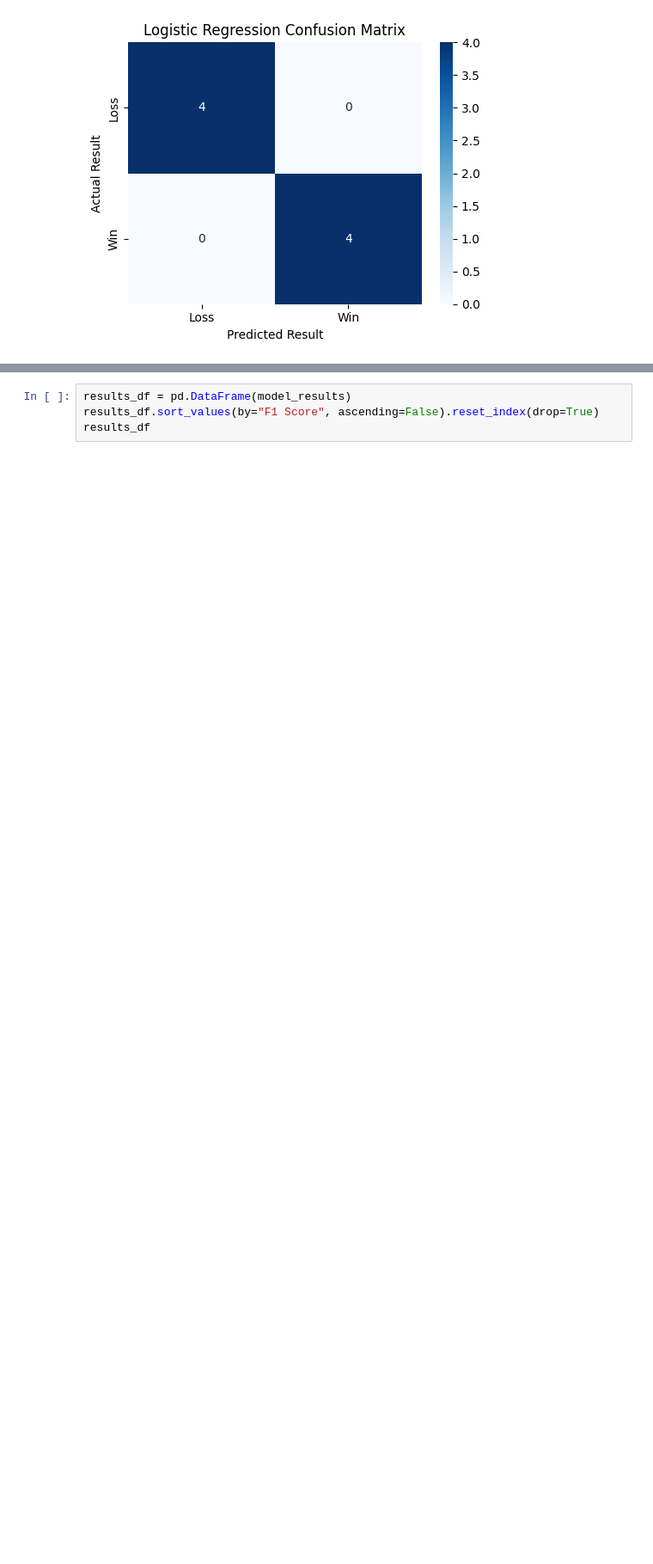
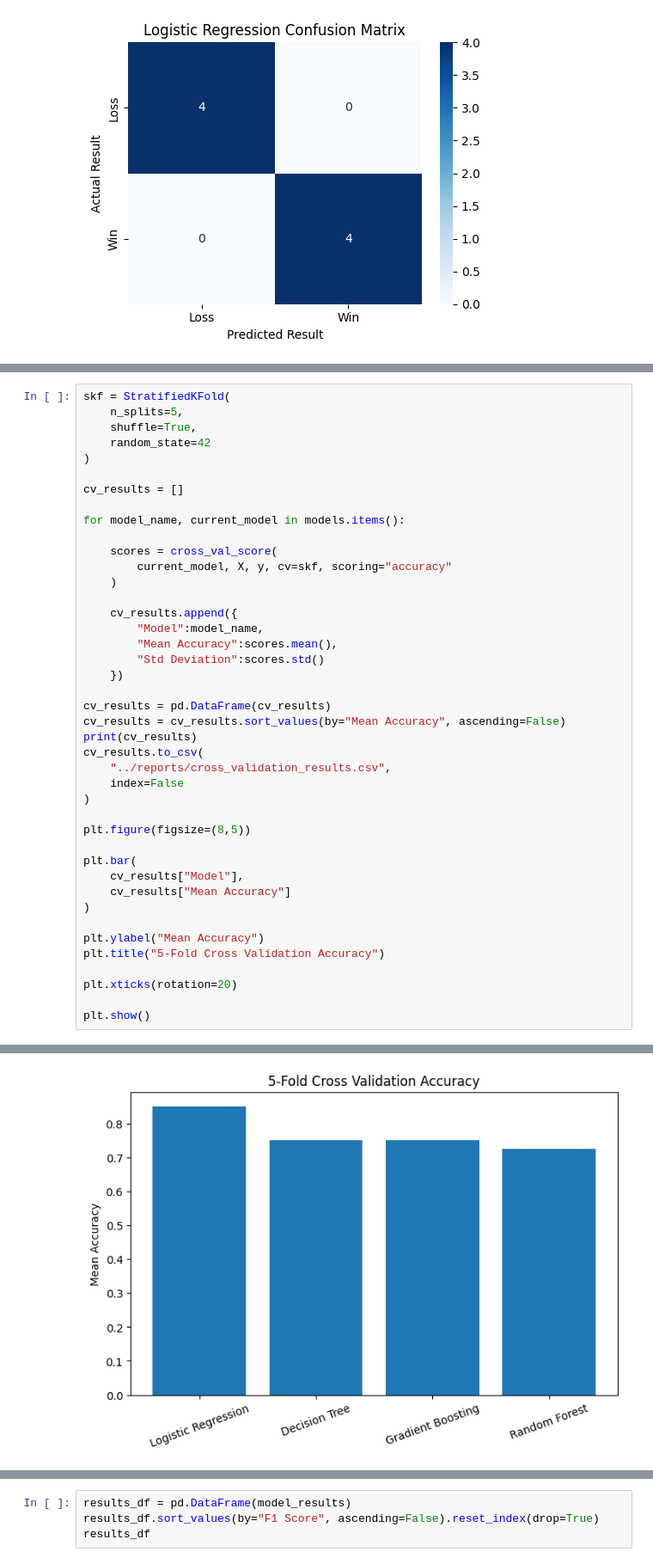
Before and after one commit to valley29asr/penn-state-hockey-analytics, a Jupyter notebook: notebooks/02_machine_learning.ipynb, the cells around one changed output, grey strips where cells are left out. Shown at 86% size. Saved outputs shown, nothing was run; the diff lists cells and outputs as text; blank space fills up the shorter version.

Commit message:
cross validation done on models

```diff
--- a/notebooks/02_machine_learning.ipynb
+++ b/notebooks/02_machine_learning.ipynb
@@ -162,0 +174,43 @@ for model_name, current_model in models.items():
+# %%
+skf = StratifiedKFold(
+    n_splits=5,
+    shuffle=True,
+    random_state=42
+)
+
+cv_results = []
+
+for model_name, current_model in models.items():
+
+    scores = cross_val_score(
+        current_model, X, y, cv=skf, scoring="accuracy"
+    )
+
+    cv_results.append({
+        "Model":model_name,
+        "Mean Accuracy":scores.mean(),
+        "Std Deviation":scores.std()
+    })
+
+cv_results = pd.DataFrame(cv_results)
+cv_results = cv_results.sort_values(by="Mean Accuracy", ascending=False)
+print(cv_results)
+cv_results.to_csv(
+    "../reports/cross_validation_results.csv",
+    index=False
+)
+
+plt.figure(figsize=(8,5))
+
+plt.bar(
+    cv_results["Model"],
+    cv_results["Mean Accuracy"]
+)
+
+plt.ylabel("Mean Accuracy")
+plt.title("5-Fold Cross Validation Accuracy")
+
+plt.xticks(rotation=20)
+
+plt.show()
+# %% [output]
@@ -163,3 +222,4 @@ for model_name, current_model in models.items():
+[figure, added]
 # %%
 importance_model = trained_models["Random Forest"].feature_importances_
 model_feature_importance = pd.DataFrame({
```
Also changed, not shown: parts of 3 cells of this notebook, 1 other file.
